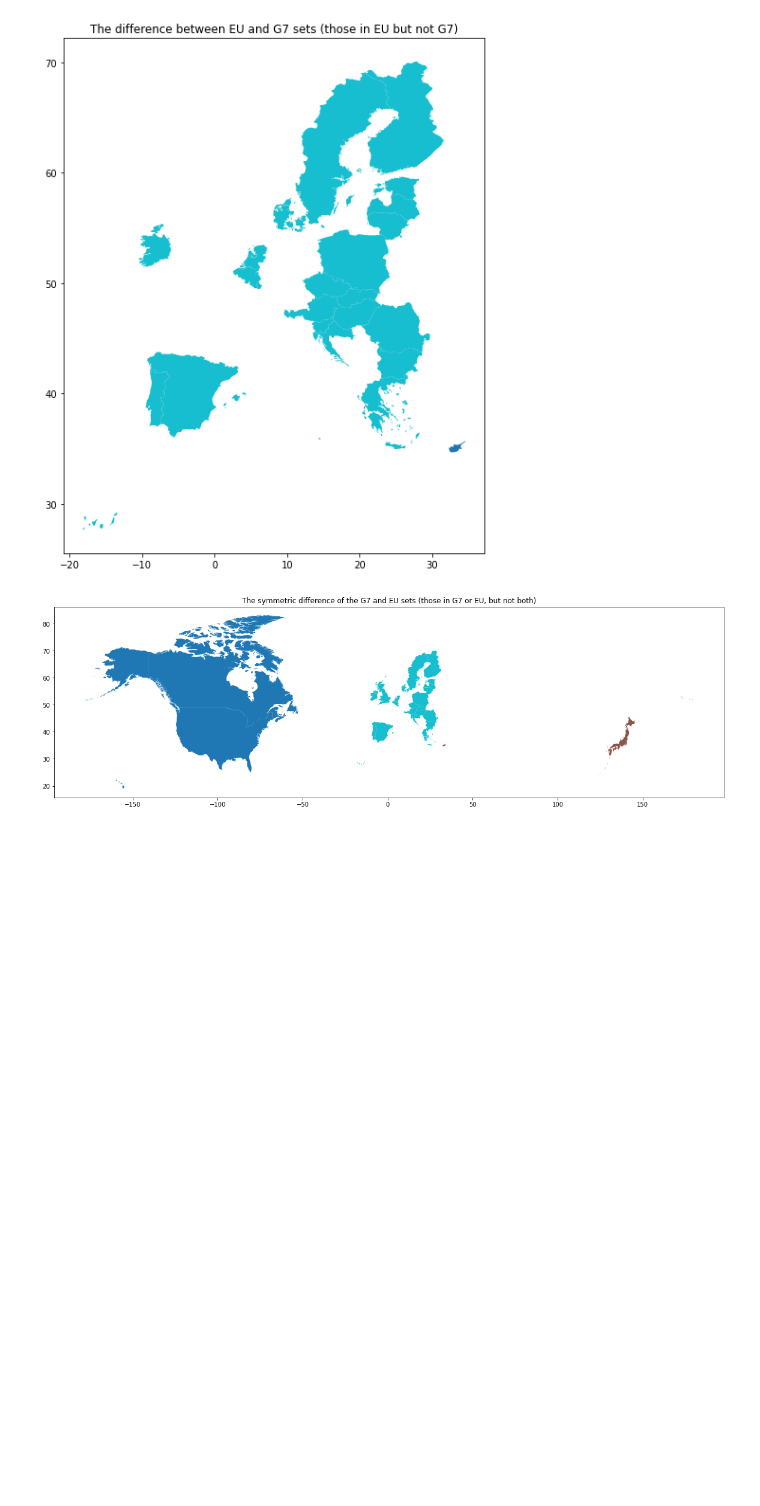
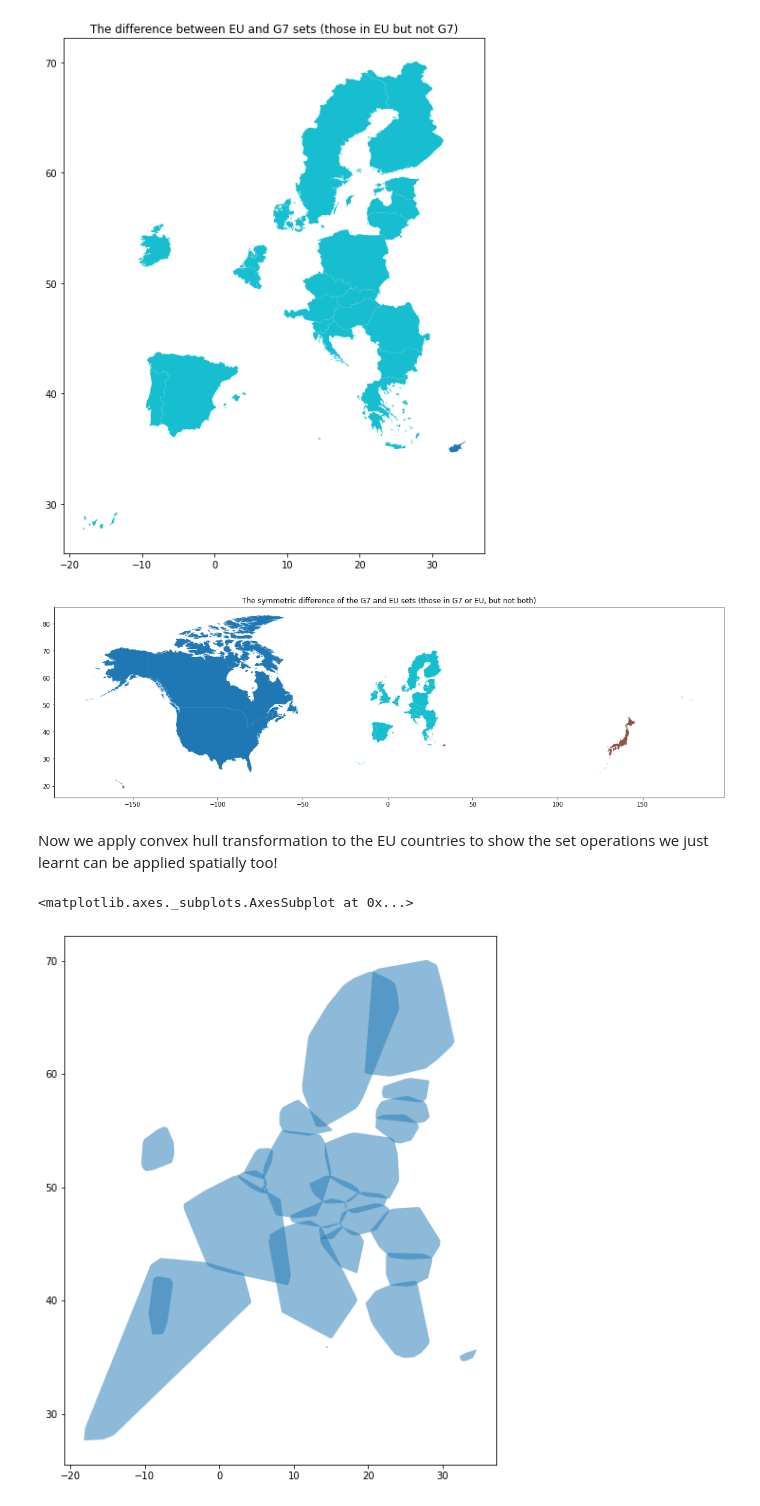
Before and after one commit to ONSgeo/set_operations_demo, a Jupyter notebook: set_operations.ipynb, the cells around one changed output. Saved outputs shown, nothing was run; the diff lists cells and outputs as text; code cells hidden in the pictures; blank space fills up the shorter version.

Commit message:
added spatial set operations

```diff
--- a/set_operations.ipynb
+++ b/set_operations.ipynb
@@ -164,6 +164,8 @@ def plot_set(inp_df: gpd.GeoDataFrame, inp_set: Set[str], title: str) -> None:
 
 
 df = gpd.read_file("./world-administrative-boundaries/world-administrative-boundaries.shp")[["name", "continent", "geometry"]]
+
+df = df.to_crs(epsg=4326)
 df
 # %% [output]
 |  | name | continent | geometry |
@@ -211,3 +213,13 @@ plot_set(df, eu.difference(g7), "The difference between EU and G7 sets (those in
 plot_set(df, eu.symmetric_difference(g7), "The symmetric difference of the G7 and EU sets (those in G7 or EU, but not both)")
 # %% [output]
 [figure]
+# %% [markdown]
+Now we apply convex hull transformation to the EU countries to show the set operations we just learnt can be applied spatially too!
+# %%
+convex_hull_eu = df[df["name"].isin(eu)].copy()
+
+convex_hull_eu["geometry"] = convex_hull_eu[convex_hull_eu["name"].isin(eu)].convex_hull
+convex_hull_eu.plot(alpha=0.5)
+# %% [output]
+<matplotlib.axes._subplots.AxesSubplot at 0x...>
+[figure, added]
```
Also changed, not shown: parts of 9 cells of this notebook.
